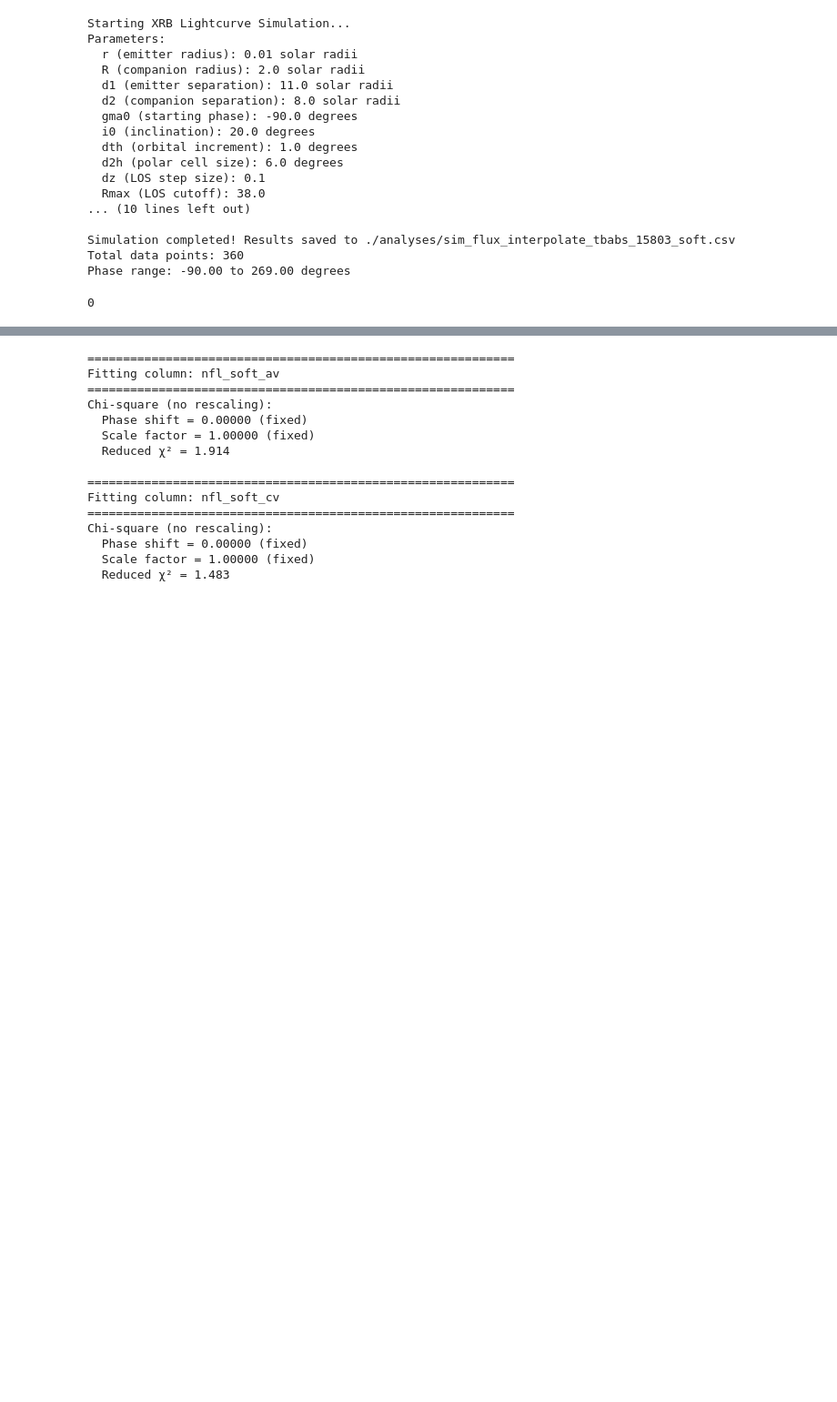
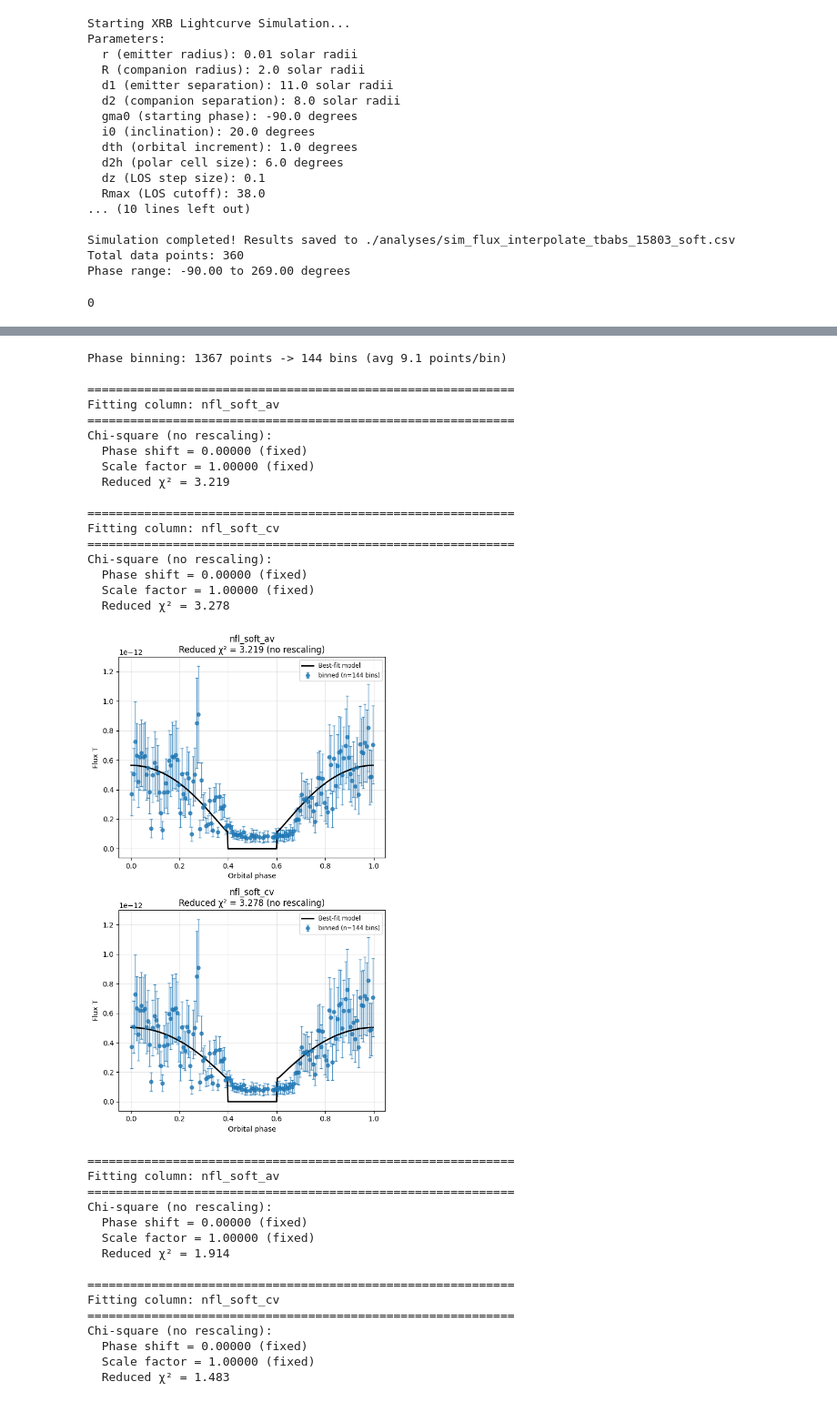
Before and after one commit to Ruchit10/XRB_LightCurve, a Jupyter notebook: xrb_model_analysis_single_15803.ipynb, the cells around one changed output, grey strips where cells are left out. Shown at 91% size. Cells and saved outputs as stored; diff of their text form; code cells hidden in the pictures; blank space fills up the shorter version.

```diff
--- a/xrb_model_analysis_single_15803.ipynb
+++ b/xrb_model_analysis_single_15803.ipynb
@@ -64,3 +90,56 @@ Phase range: -90.00 to 269.00 degrees
+# %%
+# Fit MCMC model to data
+sim_df = pd.read_csv("./analyses/sim_flux_mcmc_tbabs_15803_soft.csv")
+sim_columns = detect_flux_columns(sim_df)
+fit_results = []
+no_phase_bin = False
+if not no_phase_bin:
+        df = phase_bin_data(
+            df,
+            n_bins=150,
+            min_points_per_bin=5,
+            rate_column='rate',
+            error_column='error',
+            verbose=True
+        )
+        is_binned = True
+for col in sim_columns:
+    print(f"\n{'='*60}")
+    print(f"Fitting column: {col}")
+    print('='*60)
+    try:
+        shift, scale, chi2 = fit_simulation(df, sim_df, col, rescale=False)
+        fit_results.append((shift, scale, chi2))
+    except:
+        None
+if len(sim_columns) == 1:
+    # Single column: use original plot
+    shift, scale, chi2 = fit_results[0]
+    plot_phase(df, None, sim_df, shift, scale, sim_columns[0], chi2,
+                rescaled=False, obs_column_name=obs_column, is_binned=is_binned)
+else:
+    # Multiple columns: use grid plot
+    plot_multi_column_fits(df, None, sim_df, sim_columns, fit_results,
+                            rescaled=False, obs_column_name=obs_column, is_binned=is_binned)
+# %% [output]
+Phase binning: 1367 points -> 144 bins (avg 9.1 points/bin)
+
+============================================================
+Fitting column: nfl_soft_av
+============================================================
+Chi-square (no rescaling):
+  Phase shift = 0.00000 (fixed)
+  Scale factor = 1.00000 (fixed)
+  Reduced χ² = 3.219
+
+============================================================
+Fitting column: nfl_soft_cv
+============================================================
+Chi-square (no rescaling):
+  Phase shift = 0.00000 (fixed)
+  Scale factor = 1.00000 (fixed)
+  Reduced χ² = 3.278
+[figure, added]
 # %%
 # Fit model to data
 sim_df = pd.read_csv("./analyses/sim_flux_interpolate_tbabs_15803_soft.csv")
```
Also changed, not shown: parts of 1 cell of this notebook, 4 other files.
